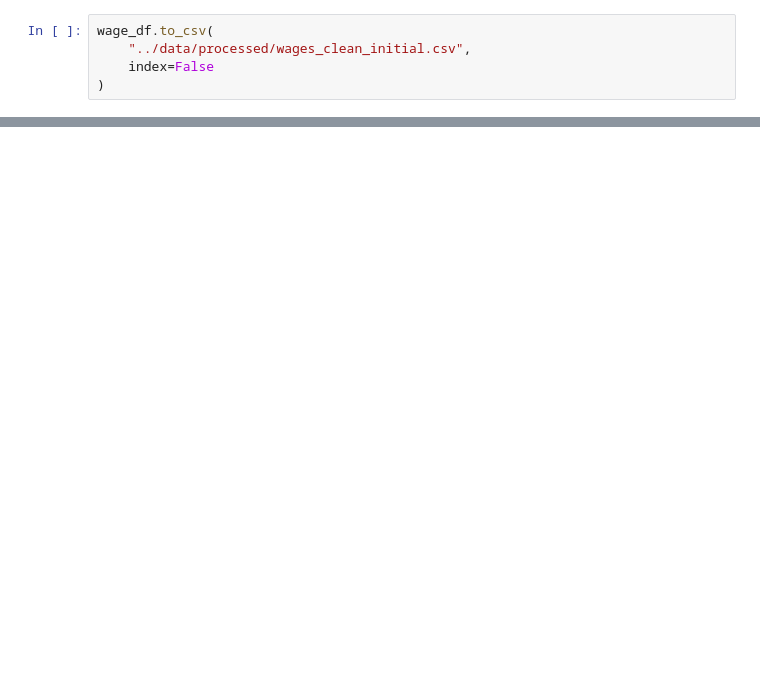
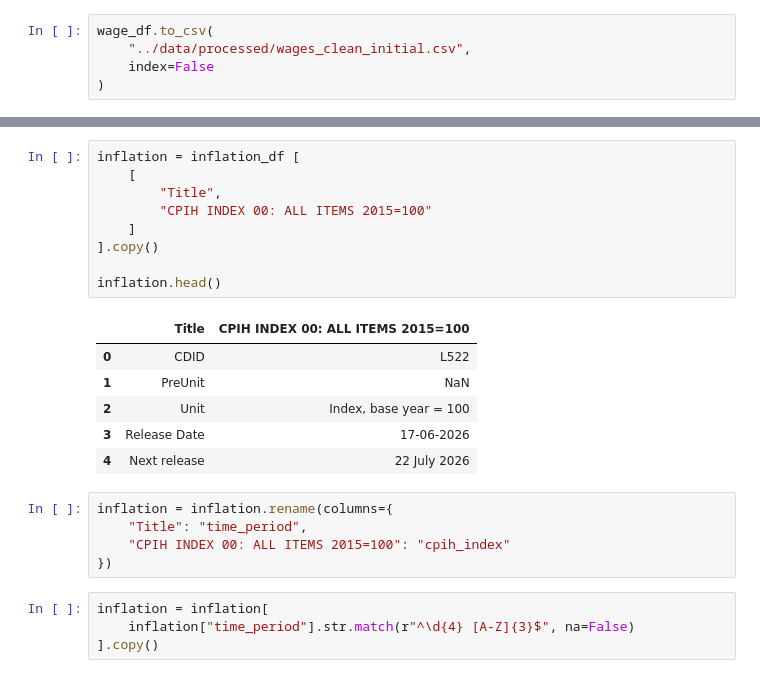
Before and after one commit to Puffinscatz/uk-affordability-analysis, a Jupyter notebook: notebooks/01_data_collection.ipynb, the cells around one changed output, grey strips where cells are left out. Cells and saved outputs as stored; diff of their text form; blank space fills up the shorter version.

```diff
--- a/notebooks/01_data_collection.ipynb
+++ b/notebooks/01_data_collection.ipynb
@@ -144,0 +165,25 @@ wage_df.to_csv(
+# %%
+inflation = inflation_df [
+    [
+        "Title",
+        "CPIH INDEX 00: ALL ITEMS 2015=100"
+    ]
+].copy()
+
+inflation.head()
+# %% [output]
+|  | Title | CPIH INDEX 00: ALL ITEMS 2015=100 |
+| 0 | CDID | L522 |
+| 1 | PreUnit | NaN |
+| 2 | Unit | Index, base year = 100 |
+| 3 | Release Date | 17-06-2026 |
+| 4 | Next release | 22 July 2026 |
+# %%
+inflation = inflation.rename(columns={
+    "Title": "time_period",
+    "CPIH INDEX 00: ALL ITEMS 2015=100": "cpih_index"
+})
+# %%
+inflation = inflation[
+    inflation["time_period"].str.match(r"^\d{4} [A-Z]{3}$", na=False)
+].copy()
```
Also changed, not shown: parts of 7 cells of this notebook, 4 other files.
